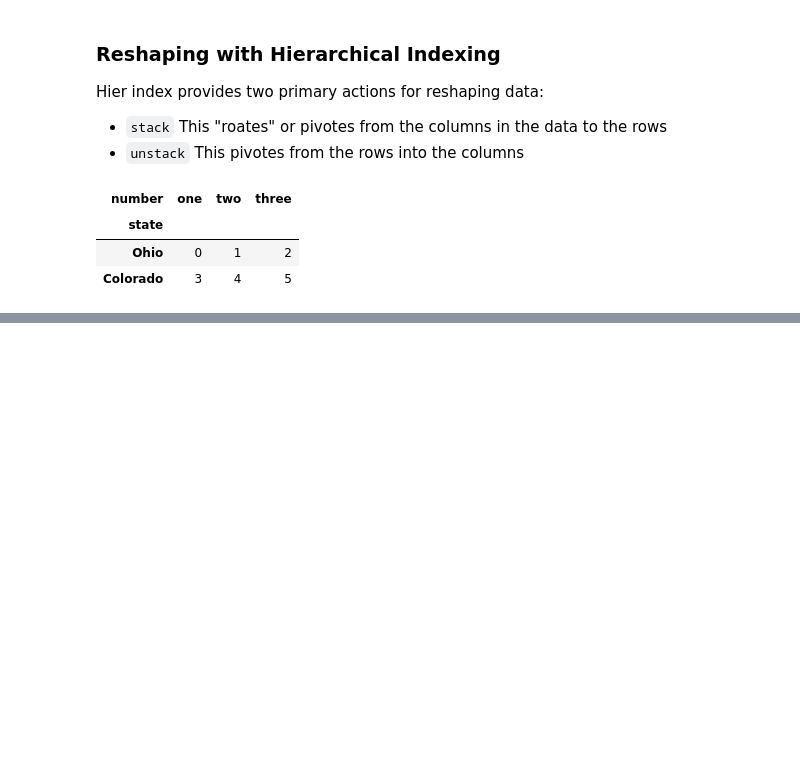
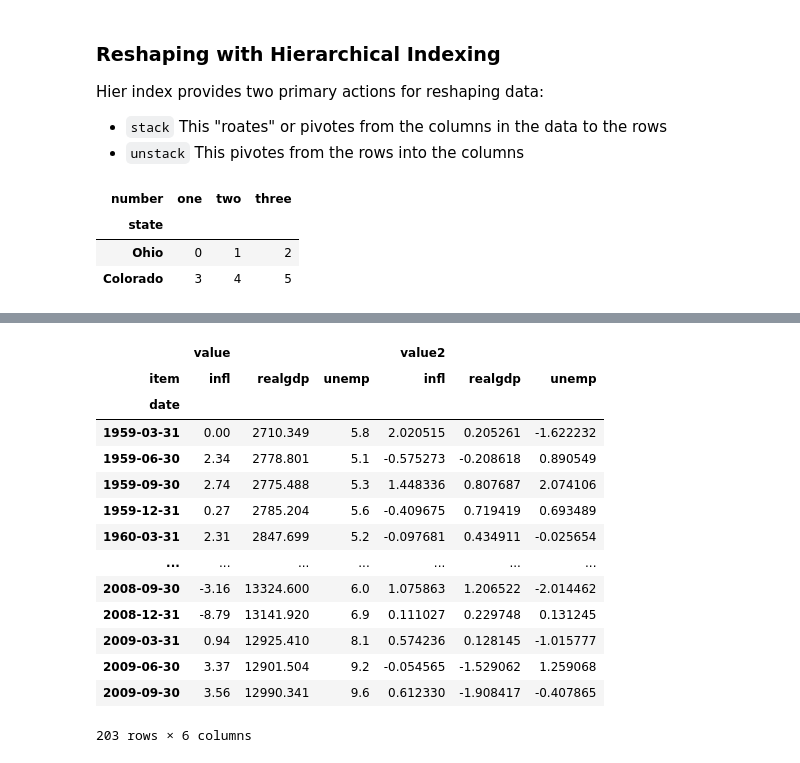
Before and after one commit to Nragis/python_for_data_science, a Jupyter notebook: notebooks/08-data-wrangling-join-combine-reshape.ipynb, the cells around one changed output, grey strips where cells are left out. Cells and saved outputs as stored; diff of their text form; code cells hidden in the pictures; blank space fills up the shorter version.

```diff
--- a/notebooks/08-data-wrangling-join-combine-reshape.ipynb
+++ b/notebooks/08-data-wrangling-join-combine-reshape.ipynb
@@ -779,0 +935,3 @@ data
+# %%
+data = data.reindex(columns=columns)
+data
@@ -779,0 +952,3 @@ data
+# %%
+data.index = periods.to_timestamp('D', 'end').date
+data
@@ -779,0 +969,3 @@ data
+# %%
+ldata = data.stack().reset_index().rename(columns={0: 'value', 'level_0':'date'})
+ldata
@@ -779,0 +1021,2 @@ data
+# %%
+ldata['value2'] = np.random.randn(len(ldata))
@@ -779,0 +1032,19 @@ data
+# %%
+pivoted = ldata.pivot('date', 'item')
+pivoted
+# %% [output]
+|  | value |  |  | value2 |  |  |
+| item | infl | realgdp | unemp | infl | realgdp | unemp |
+| date |  |  |  |  |  |  |
+| 1959-03-31 | 0.00 | 2710.349 | 5.8 | 2.020515 | 0.205261 | -1.622232 |
+| 1959-06-30 | 2.34 | 2778.801 | 5.1 | -0.575273 | -0.208618 | 0.890549 |
+| 1959-09-30 | 2.74 | 2775.488 | 5.3 | 1.448336 | 0.807687 | 2.074106 |
+| 1959-12-31 | 0.27 | 2785.204 | 5.6 | -0.409675 | 0.719419 | 0.693489 |
+| 1960-03-31 | 2.31 | 2847.699 | 5.2 | -0.097681 | 0.434911 | -0.025654 |
+| ... | ... | ... | ... | ... | ... | ... |
+| 2008-09-30 | -3.16 | 13324.600 | 6.0 | 1.075863 | 1.206522 | -2.014462 |
+| 2008-12-31 | -8.79 | 13141.920 | 6.9 | 0.111027 | 0.229748 | 0.131245 |
+| 2009-03-31 | 0.94 | 12925.410 | 8.1 | 0.574236 | 0.128145 | -1.015777 |
+| 2009-06-30 | 3.37 | 12901.504 | 9.2 | -0.054565 | -1.529062 | 1.259068 |
+| 2009-09-30 | 3.56 | 12990.341 | 9.6 | 0.612330 | -1.908417 | -0.407865 |
+203 rows × 6 columns
```
Also changed, not shown: parts of 51 cells of this notebook.
